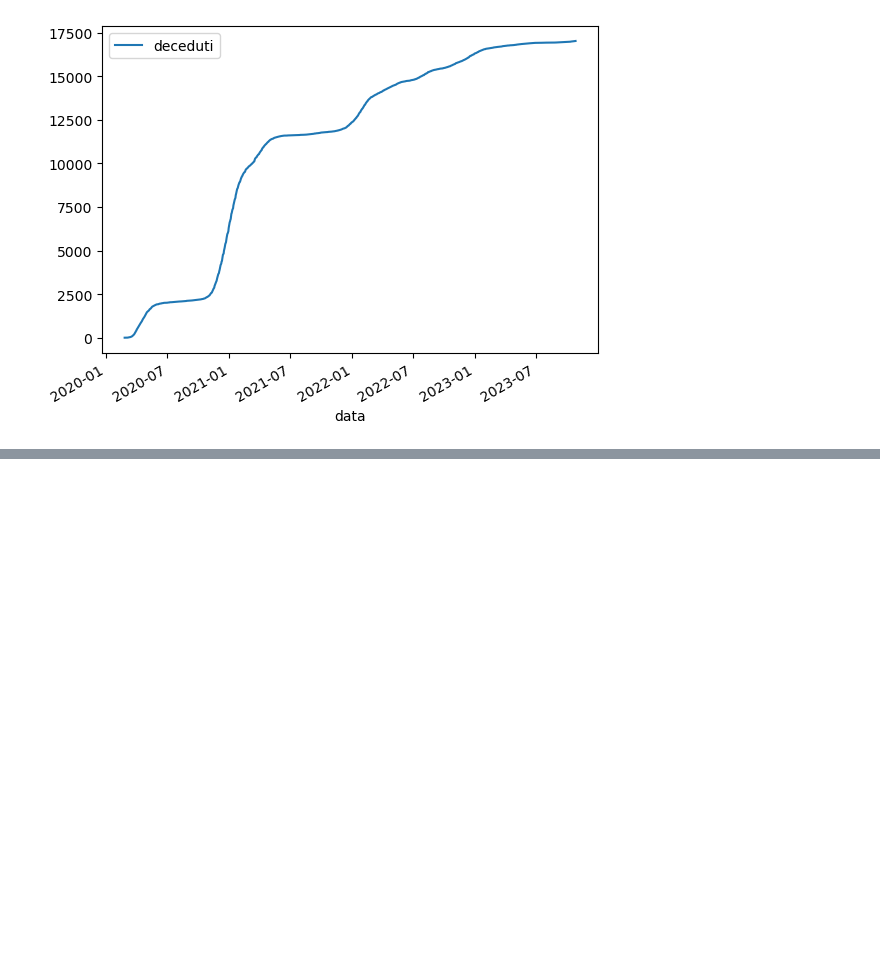
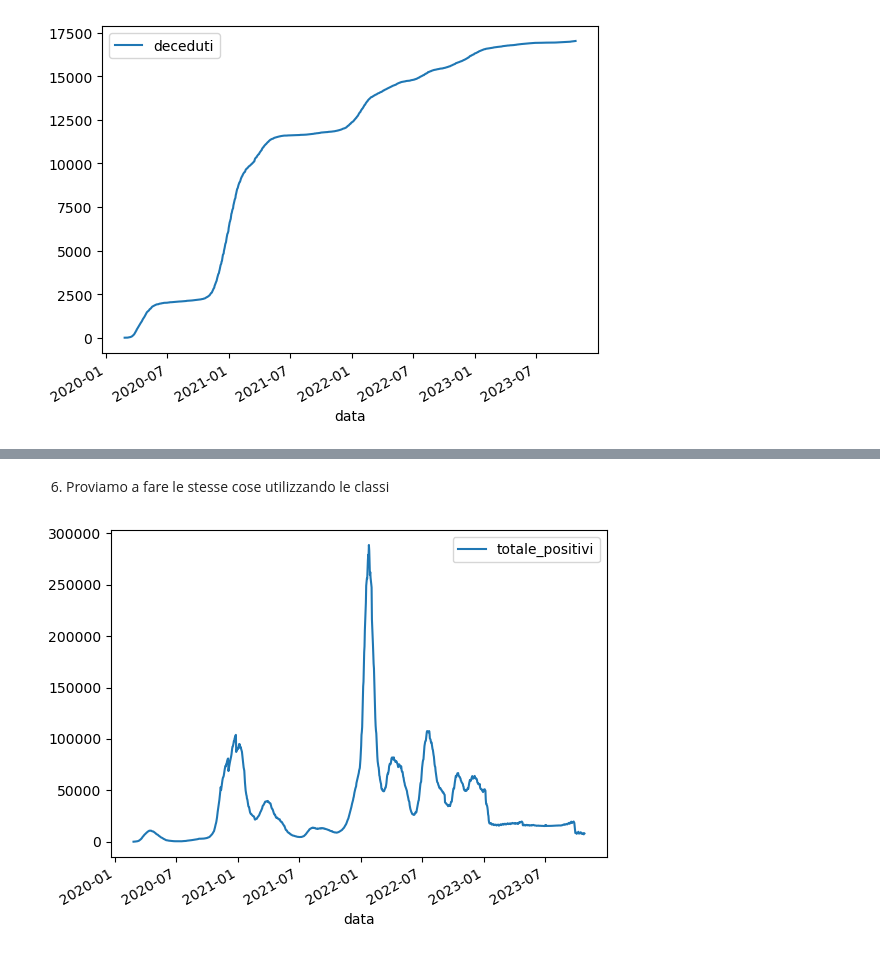
Before and after one commit to giofas02/Tmrd, a Jupyter notebook: Coviddi-checkpoint.ipynb, the cells around one changed output, grey strips where cells are left out. Saved outputs shown, nothing was run; the diff lists cells and outputs as text; code cells hidden in the pictures; blank space fills up the shorter version.

Commit message:
Nuova versione di coviddi aggiornato con le classi

```diff
--- a/Coviddi-checkpoint.ipynb
+++ b/Coviddi-checkpoint.ipynb
@@ -137,0 +158,21 @@ datiVeneto3.plot()
+# %% [markdown]
+6. Proviamo a fare le stesse cose utilizzando le classi
+# %%
+class tabdatadati:
+
+    def __init__(self,dati,regione,dato1):
+        self.tabella =  pd.read_csv(dati, sep =',',index_col = 'data', parse_dates = True)
+        self.dato = self.tabella[[dato1]]
+        for (reg,valori) in (self.tabella.groupby('denominazione_regione')):
+            if reg == regione:
+                self.regione = valori.drop(['denominazione_regione'],axis = 1)
+        self.datoregione = self.regione[[dato1]]
+        self.datoregione.plot()
+
+coviddi = tabdatadati('dpc-covid19-ita-regioni.csv','Veneto','totale_positivi')
+#print(coviddi.tabella)
+#print(coviddi.dato)
+#print(coviddi.regione.head)
+#print(coviddi.datoregione)
+# %% [output]
+[figure, added]
```
Also changed, not shown: parts of 4 cells of this notebook.
